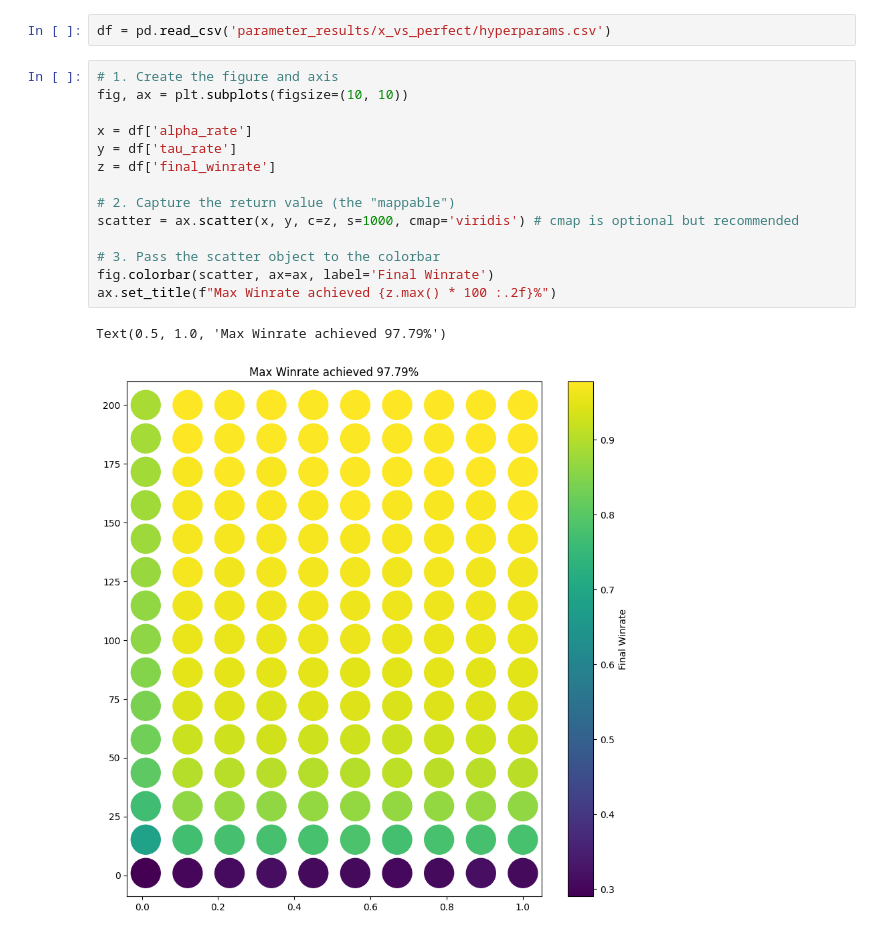
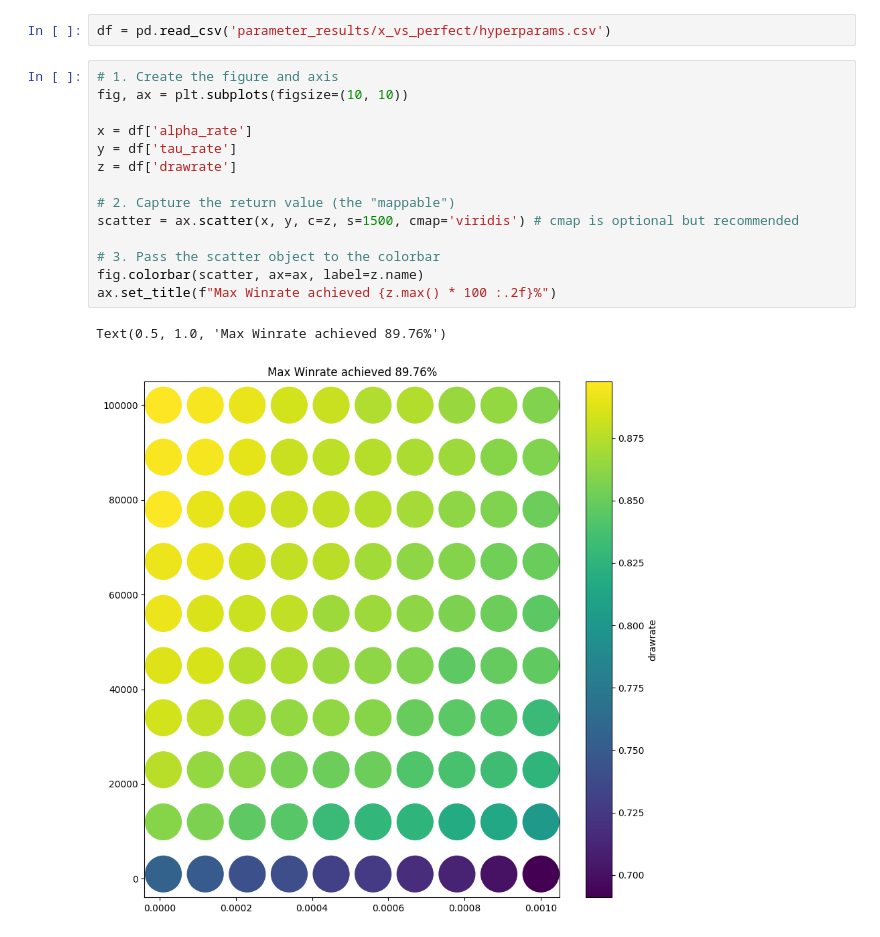
Before and after one commit to peterladur/Reinforcement-Learning-Research-Project, a Jupyter notebook: Part 1: Tic Tac Toe/results_and_analysis.ipynb, the cells around one changed output. Drawn from its saved outputs; the diff is of its cells as text.

```diff
--- a/Part 1: Tic Tac Toe/results_and_analysis.ipynb
+++ b/Part 1: Tic Tac Toe/results_and_analysis.ipynb
@@ -85,17 +105,17 @@ df = pd.read_csv('parameter_results/x_vs_perfect/hyperparams.csv')
 # %%
 # 1. Create the figure and axis
 fig, ax = plt.subplots(figsize=(10, 10))
 
 x = df['alpha_rate']
 y = df['tau_rate']
-z = df['final_winrate']
+z = df['drawrate']
 
 # 2. Capture the return value (the "mappable")
-scatter = ax.scatter(x, y, c=z, s=1000, cmap='viridis') # cmap is optional but recommended
+scatter = ax.scatter(x, y, c=z, s=1500, cmap='viridis') # cmap is optional but recommended
 
 # 3. Pass the scatter object to the colorbar
-fig.colorbar(scatter, ax=ax, label='Final Winrate')
+fig.colorbar(scatter, ax=ax, label=z.name)
 ax.set_title(f"Max Winrate achieved {z.max() * 100 :.2f}%")
 # %% [output]
-Text(0.5, 1.0, 'Max Winrate achieved 97.79%')
+Text(0.5, 1.0, 'Max Winrate achieved 89.76%')
-[figure, old version]
+[figure, new version]
```
Also changed, not shown: parts of 5 cells of this notebook, 2 other files.
